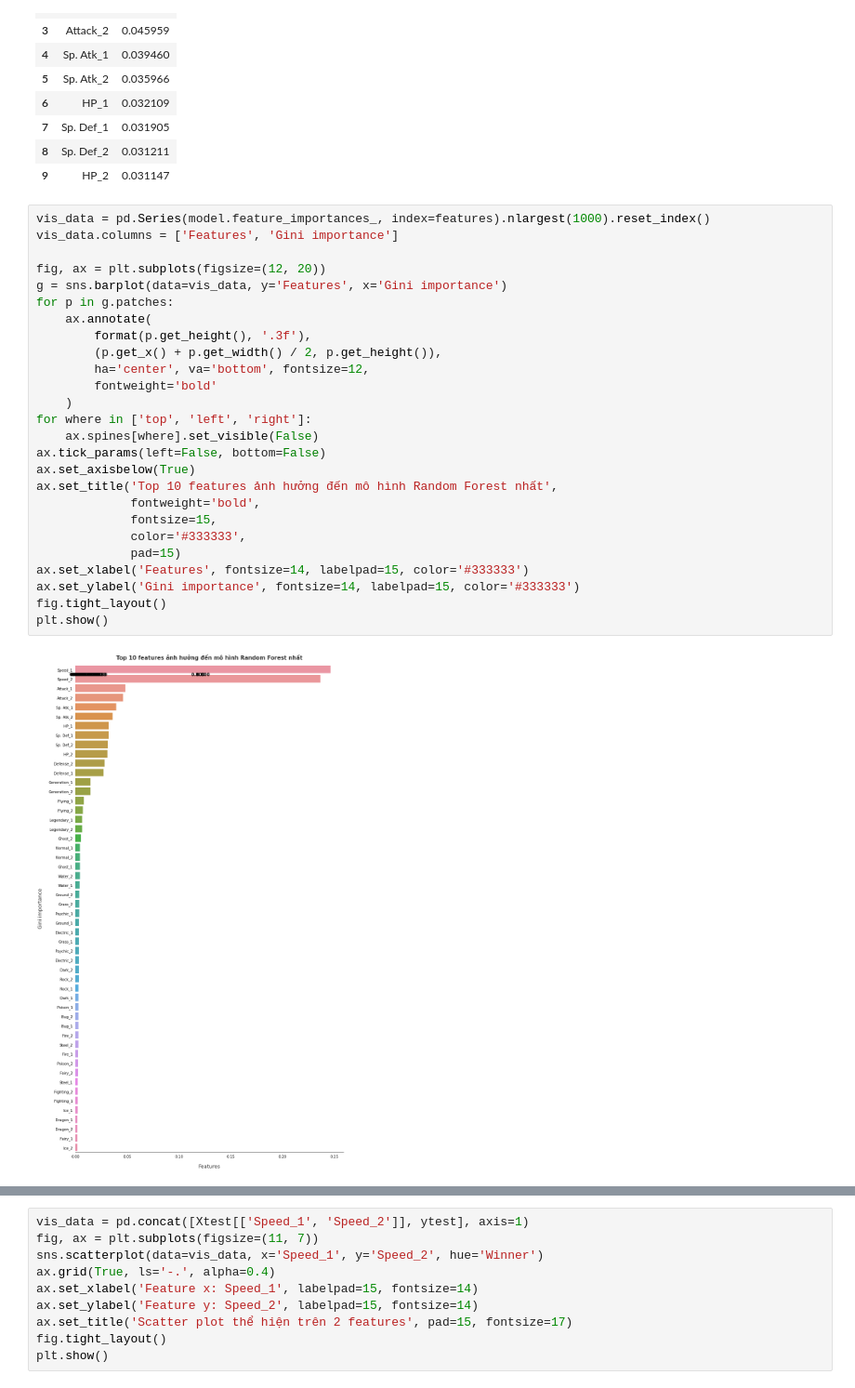
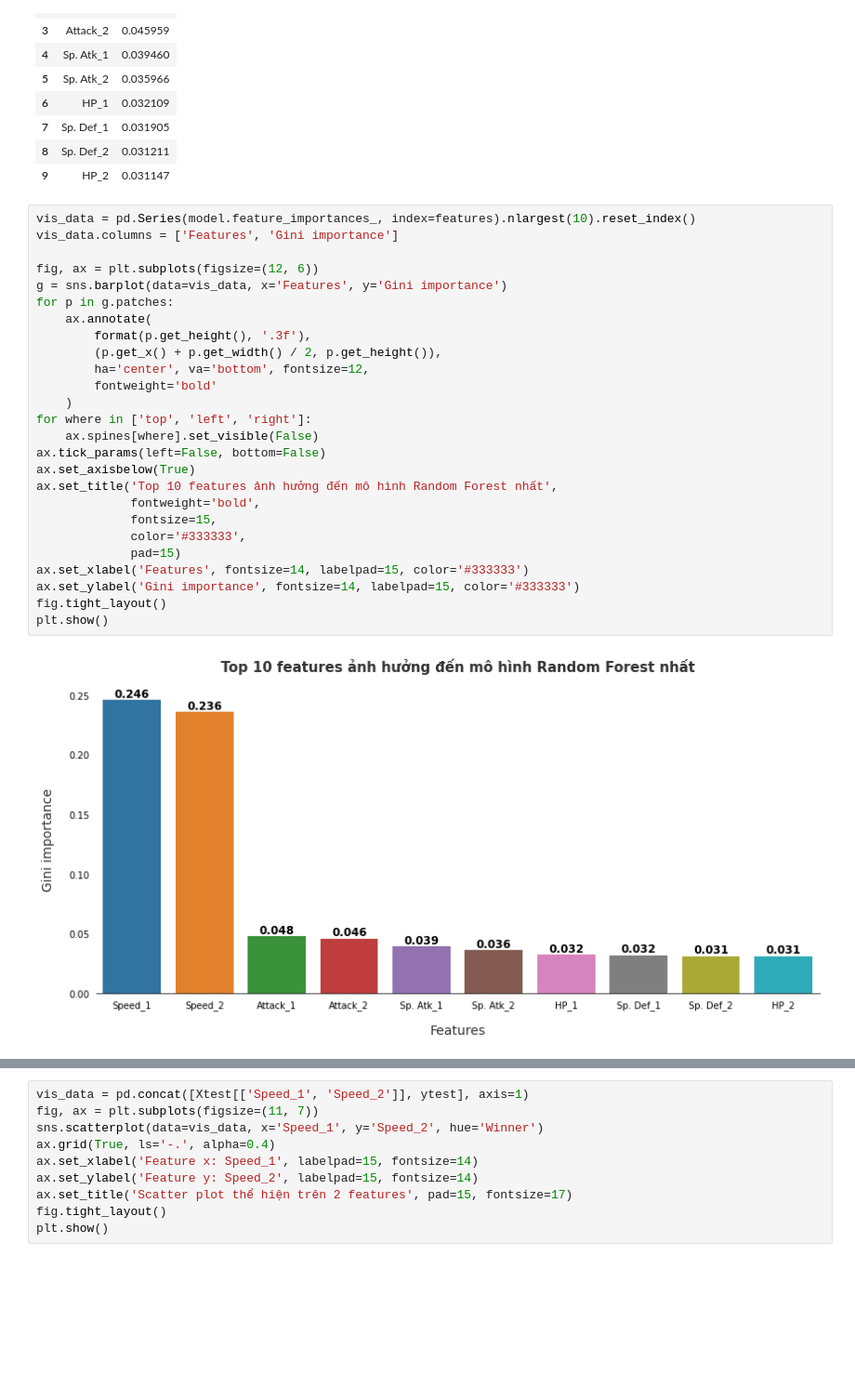
Before and after one commit to tuanio/pbl_ds_2021, a Jupyter notebook: week 4 part 2/1vs1.ipynb, the cells around one changed output, grey strips where cells are left out. Shown at 93% size. Saved outputs shown, nothing was run; the diff lists cells and outputs as text; blank space fills up the shorter version.

```diff
--- a/week 4 part 2/1vs1.ipynb
+++ b/week 4 part 2/1vs1.ipynb
@@ -472,31 +472,31 @@ pd.Series(model.feature_importances_, index=features).nlargest(10).reset_index()
 | 8 | Sp. Def_2 | 0.031211 |
 | 9 | HP_2 | 0.031147 |
 # %%
-vis_data = pd.Series(model.feature_importances_, index=features).nlargest(1000).reset_index()
+vis_data = pd.Series(model.feature_importances_, index=features).nlargest(10).reset_index()
 vis_data.columns = ['Features', 'Gini importance']
 
-fig, ax = plt.subplots(figsize=(12, 20))
-g = sns.barplot(data=vis_data, y='Features', x='Gini importance')
+fig, ax = plt.subplots(figsize=(12, 6))
+g = sns.barplot(data=vis_data, x='Features', y='Gini importance')
 for p in g.patches:
     ax.annotate(
         format(p.get_height(), '.3f'),
         (p.get_x() + p.get_width() / 2, p.get_height()),
         ha='center', va='bottom', fontsize=12,
         fontweight='bold'
     )
 for where in ['top', 'left', 'right']:
     ax.spines[where].set_visible(False)
 ax.tick_params(left=False, bottom=False)
 ax.set_axisbelow(True)
 ax.set_title('Top 10 features ảnh hưởng đến mô hình Random Forest nhất',
              fontweight='bold',
              fontsize=15,
              color='#333333',
              pad=15)
 ax.set_xlabel('Features', fontsize=14, labelpad=15, color='#333333')
 ax.set_ylabel('Gini importance', fontsize=14, labelpad=15, color='#333333')
 fig.tight_layout()
 plt.show()
 # %% [output]
-[figure, old version]
+[figure, new version]
 # %%
```
Also changed, not shown: parts of 3 cells of this notebook.
